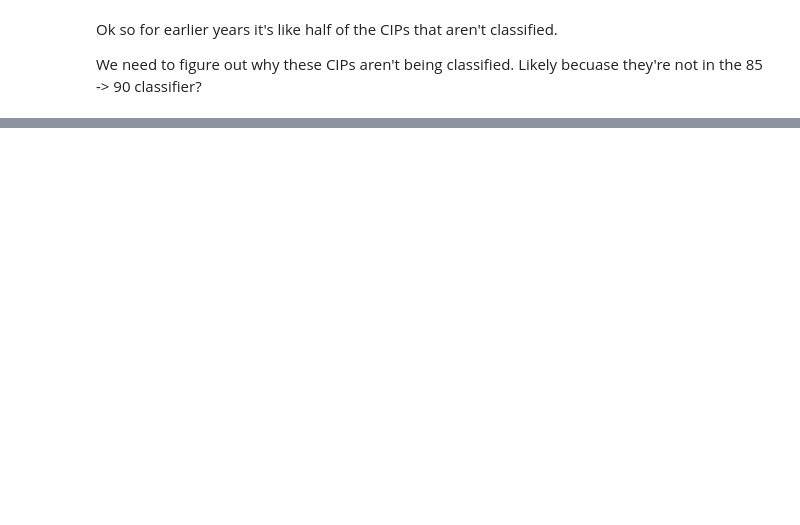
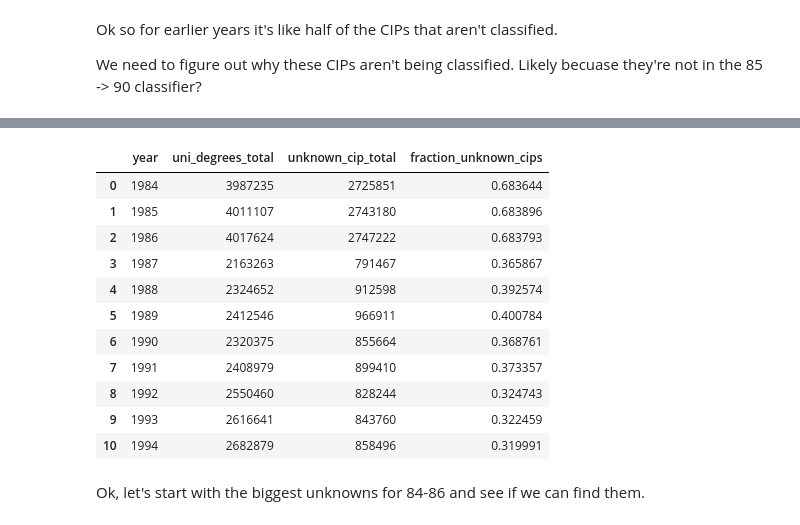
Before and after one commit to scienceforamerica/scipeds, a Jupyter notebook: cip_exploration.ipynb, the cells around one changed output, grey strips where cells are left out. Drawn from its saved outputs; the diff is of its cells as text; code cells hidden in the pictures; blank space fills up the shorter version.

```diff
--- a/cip_exploration.ipynb
+++ b/cip_exploration.ipynb
@@ -101,0 +156,26 @@ We need to figure out why these CIPs aren't being classified. Likely becuase the
+# %%
+proportion_missing = pd.merge(
+    df_w_cip[['year', 'uni_degrees_total']].drop_duplicates(),
+    df_w_cip[df_w_cip['cip_title'] == "Unknown"][['year', FieldTaxonomy.cip, "field_degrees_total"]].drop_duplicates().groupby('year')["field_degrees_total"].sum(),
+    right_index=True,
+    left_on='year'
+).rename(columns={'field_degrees_total': 'unknown_cip_total'})
+
+proportion_missing['fraction_unknown_cips'] = proportion_missing['unknown_cip_total'] / proportion_missing['uni_degrees_total']
+
+proportion_missing
+# %% [output]
+|  | year | uni_degrees_total | unknown_cip_total | fraction_unknown_cips |
+| 0 | 1984 | 3987235 | 2725851 | 0.683644 |
+| 1 | 1985 | 4011107 | 2743180 | 0.683896 |
+| 2 | 1986 | 4017624 | 2747222 | 0.683793 |
+| 3 | 1987 | 2163263 | 791467 | 0.365867 |
+| 4 | 1988 | 2324652 | 912598 | 0.392574 |
+| 5 | 1989 | 2412546 | 966911 | 0.400784 |
+| 6 | 1990 | 2320375 | 855664 | 0.368761 |
+| 7 | 1991 | 2408979 | 899410 | 0.373357 |
+| 8 | 1992 | 2550460 | 828244 | 0.324743 |
+| 9 | 1993 | 2616641 | 843760 | 0.322459 |
+| 10 | 1994 | 2682879 | 858496 | 0.319991 |
+# %% [markdown]
+Ok, let's start with the biggest unknowns for 84-86 and see if we can find them.
```
Also changed, not shown: parts of 14 cells of this notebook, 1 other file.
